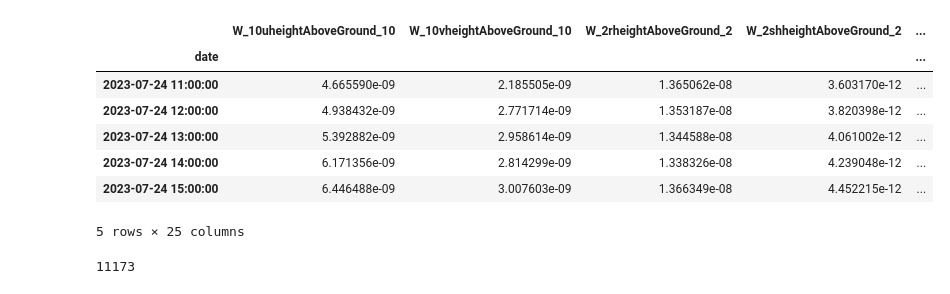
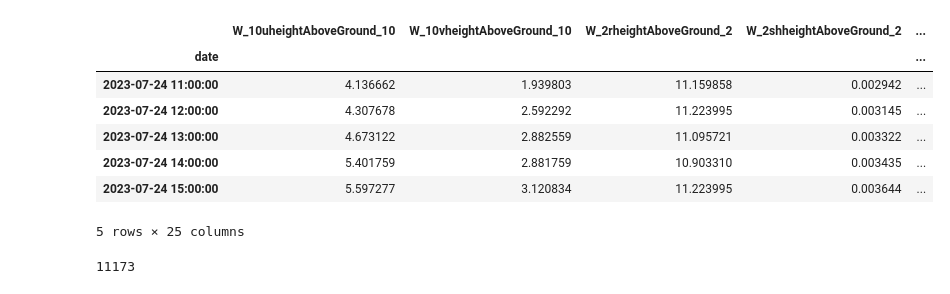
Before and after one commit to sajodajo/CCCCC-Datathon, a Jupyter notebook: solar_gen.ipynb, the cells around one changed output. Saved outputs shown, nothing was run; the diff lists cells and outputs as text; code cells hidden in the pictures.

```diff
--- a/solar_gen.ipynb
+++ b/solar_gen.ipynb
@@ -9,20 +9,20 @@ import plotly.express as px
 import matplotlib.pyplot as plt
 import seaborn as sns
 # %%
-data=pd.read_csv('cleaned_data.csv')
+data=pd.read_csv('cleanDataV2.csv')
 data=data.rename(columns={'TIMESTAMP':'date'})
 data['date']=pd.to_datetime(data['date'])
 data.set_index('date', inplace=True)
 data.drop('GI_TOTAL_KWH_ENERGIA', axis=1, inplace=True)
 data.head()
 # %% [output]
 |  | W_10uheightAboveGround_10 | W_10vheightAboveGround_10 | W_2rheightAboveGround_2 | W_2shheightAboveGround_2 | ... |
 | date |  |  |  |  | ... |
-| 2023-07-24 11:00:00 | 4.665590e-09 | 2.185505e-09 | 1.365062e-08 | 3.603170e-12 | ... |
-| 2023-07-24 12:00:00 | 4.938432e-09 | 2.771714e-09 | 1.353187e-08 | 3.820398e-12 | ... |
-| 2023-07-24 13:00:00 | 5.392882e-09 | 2.958614e-09 | 1.344588e-08 | 4.061002e-12 | ... |
-| 2023-07-24 14:00:00 | 6.171356e-09 | 2.814299e-09 | 1.338326e-08 | 4.239048e-12 | ... |
-| 2023-07-24 15:00:00 | 6.446488e-09 | 3.007603e-09 | 1.366349e-08 | 4.452215e-12 | ... |
+| 2023-07-24 11:00:00 | 4.136662 | 1.939803 | 11.159858 | 0.002942 | ... |
+| 2023-07-24 12:00:00 | 4.307678 | 2.592292 | 11.223995 | 0.003145 | ... |
+| 2023-07-24 13:00:00 | 4.673122 | 2.882559 | 11.095721 | 0.003322 | ... |
+| 2023-07-24 14:00:00 | 5.401759 | 2.881759 | 10.903310 | 0.003435 | ... |
+| 2023-07-24 15:00:00 | 5.597277 | 3.120834 | 11.223995 | 0.003644 | ... |
 5 rows × 25 columns
 # %%
 data['month']=pd.DatetimeIndex(data.index).month
```
Also changed, not shown: parts of 18 cells of this notebook.
